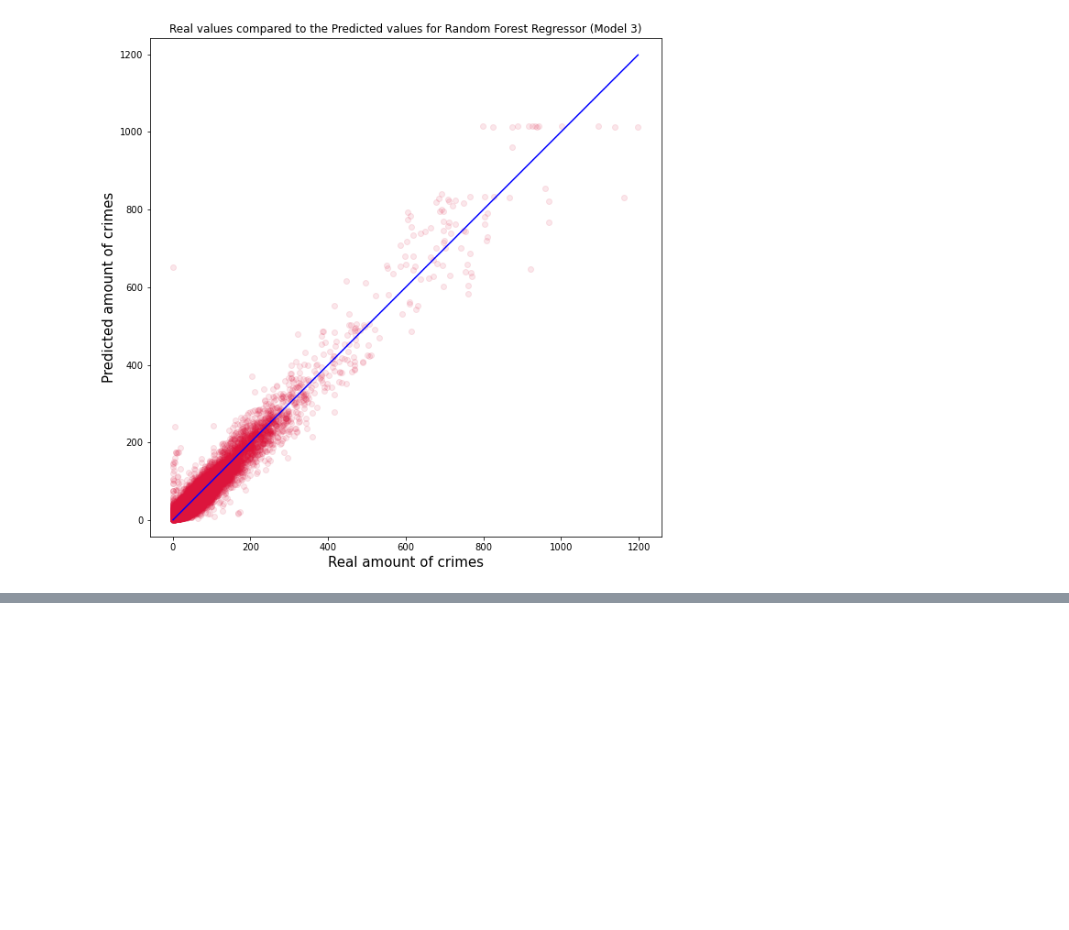
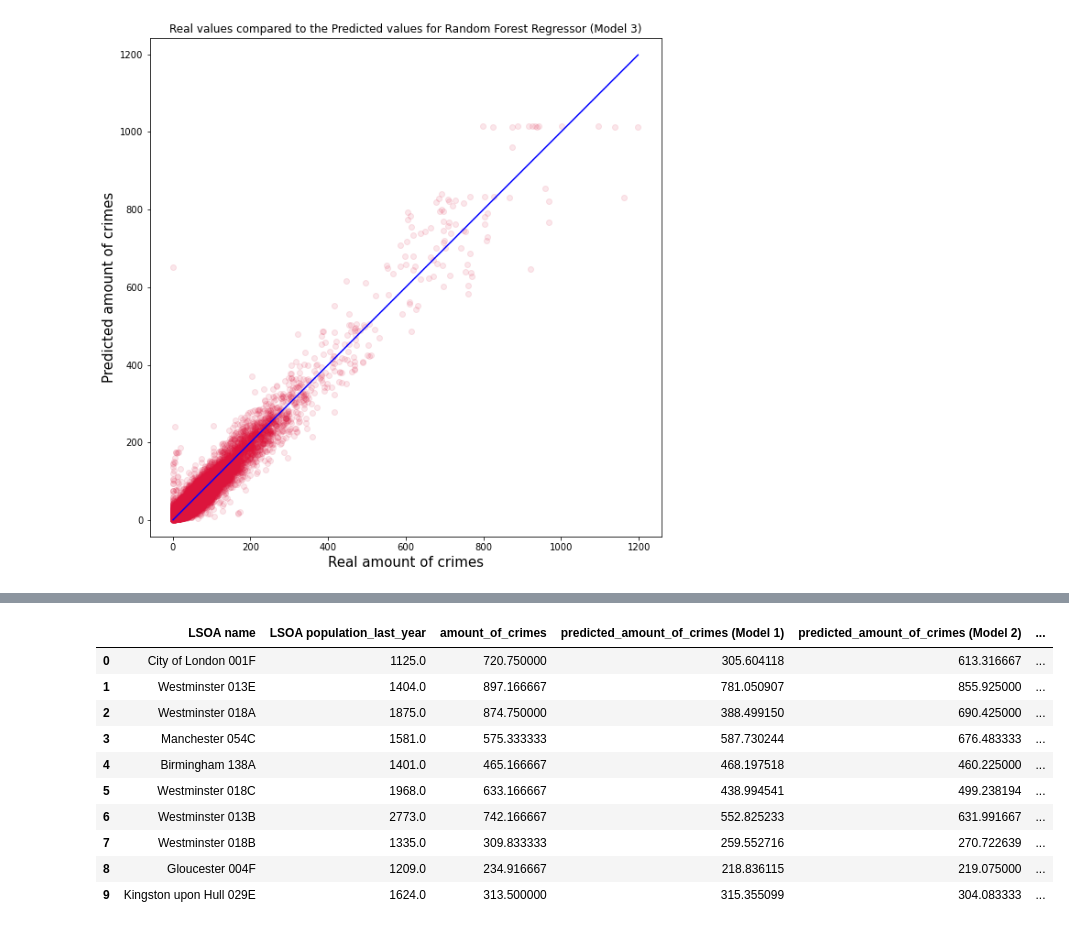
Before and after one commit to loissnijders/DC2-group-9, a Jupyter notebook: Random Forest.ipynb, the cells around one changed output, grey strips where cells are left out. Saved outputs shown, nothing was run; the diff lists cells and outputs as text; code cells hidden in the pictures; blank space fills up the shorter version.

```diff
--- a/Random Forest.ipynb
+++ b/Random Forest.ipynb
@@ -350,0 +198,35 @@ See the caveats in the documentation: https://pandas.pydata.org/pandas-docs/stab
+# %%
+Model1 = test.copy()
+Model1['predicted_amount_of_crimes (Model 1)'] = y_pred1
+
+Model2 = test.copy()
+Model2['predicted_amount_of_crimes (Model 2)'] = y_pred2
+
+Model3 = test.copy()
+Model3['predicted_amount_of_crimes (Model 3)'] = y_pred3
+
+df_1 = Model1[['LSOA name', 'predicted_amount_of_crimes (Model 1)', 'LSOA population_last_year']]
+df_1['predicted_amount_of_crimes_per_head (Model 1)'] = df_1['predicted_amount_of_crimes (Model 1)'] / df_1['LSOA population_last_year']
+df_1 = df_1.groupby('LSOA name').mean()
+df_1 = df_1.sort_values('predicted_amount_of_crimes_per_head (Model 1)', ascending=False).reset_index()
+df_1.drop(['LSOA population_last_year'], axis=1, inplace=True)
+
+
+df2 = Model2[['LSOA name', 'predicted_amount_of_crimes (Model 2)', 'LSOA population_last_year']]
+df2['predicted_amount_of_crimes_per_head (Model 2)'] = df2['predicted_amount_of_crimes (Model 2)'] / df2['LSOA population_last_year']
+df2 = df2.groupby('LSOA name').mean()
+df2 = df2.sort_values('predicted_amount_of_crimes_per_head (Model 2)', ascending=False).reset_index()
+df2.drop(['LSOA population_last_year'], axis=1, inplace=True)
+
+
+df3 = Model3[['LSOA name', 'predicted_amount_of_crimes (Model 3)', 'LSOA population_last_year']]
+df3['predicted_amount_of_crimes_per_head (Model 3)'] = df3['predicted_amount_of_crimes (Model 3)'] / df3['LSOA population_last_year']
+df3 = df3.groupby('LSOA name').mean()
+df3 = df3.sort_values('predicted_amount_of_crimes_per_head (Model 3)', ascending=False).reset_index()
+df3.drop(['LSOA population_last_year'], axis=1, inplace=True)
+
+test_data_forecasted = test.copy()
+df_real = test_data_forecasted[['LSOA name', 'amount_of_crimes', 'LSOA population_last_year']]
+df_real['amount_of_crimes_per_head'] = df_real['amount_of_crimes'] / df_real['LSOA population_last_year']
+df_real = df_real.groupby('LSOA name').mean()
+df_real = df_real.sort_values('amount_of_crimes_per_head', ascending=False).reset_index()
@@ -350,0 +254,2 @@ See the caveats in the documentation: https://pandas.pydata.org/pandas-docs/stab
+# %%
+dfs = [df_real, df_1, df2, df3]
@@ -350,0 +258,18 @@ See the caveats in the documentation: https://pandas.pydata.org/pandas-docs/stab
+# %%
+df_final = reduce(lambda left,right: pd.merge(left,right,on='LSOA name'), dfs)
+# %%
+df_final = df_final.iloc[:,[0,2,1,4,6,8,3,5,7,9]]
+# %%
+df_final.head(10)
+# %% [output]
+|  | LSOA name | LSOA population_last_year | amount_of_crimes | predicted_amount_of_crimes (Model 1) | predicted_amount_of_crimes (Model 2) | ... |
+| 0 | City of London 001F | 1125.0 | 720.750000 | 305.604118 | 613.316667 | ... |
+| 1 | Westminster 013E | 1404.0 | 897.166667 | 781.050907 | 855.925000 | ... |
+| 2 | Westminster 018A | 1875.0 | 874.750000 | 388.499150 | 690.425000 | ... |
+| 3 | Manchester 054C | 1581.0 | 575.333333 | 587.730244 | 676.483333 | ... |
+| 4 | Birmingham 138A | 1401.0 | 465.166667 | 468.197518 | 460.225000 | ... |
+| 5 | Westminster 018C | 1968.0 | 633.166667 | 438.994541 | 499.238194 | ... |
+| 6 | Westminster 013B | 2773.0 | 742.166667 | 552.825233 | 631.991667 | ... |
+| 7 | Westminster 018B | 1335.0 | 309.833333 | 259.552716 | 270.722639 | ... |
+| 8 | Gloucester 004F | 1209.0 | 234.916667 | 218.836115 | 219.075000 | ... |
+| 9 | Kingston upon Hull 029E | 1624.0 | 313.500000 | 315.355099 | 304.083333 | ... |
```
Also changed, not shown: parts of 6 cells of this notebook.
